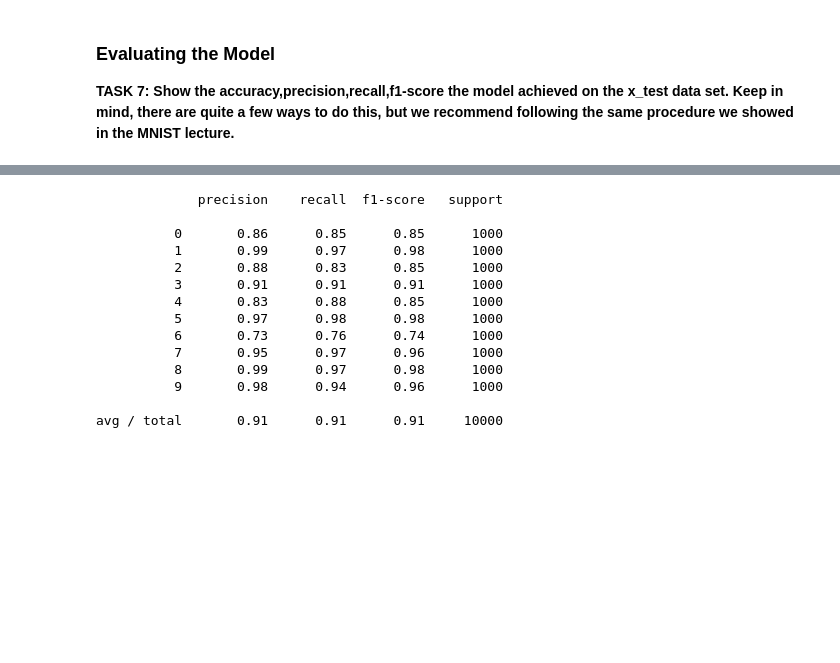
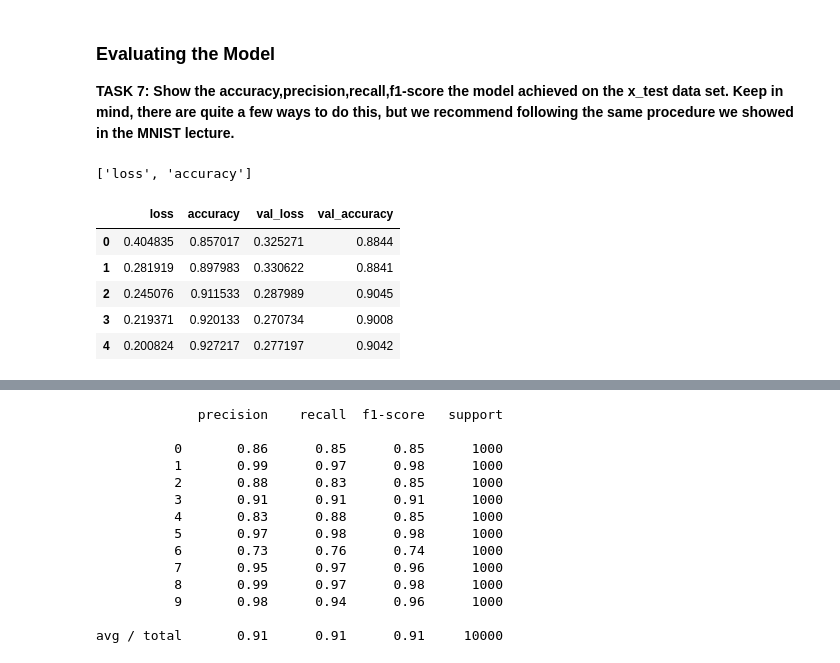
Before and after one commit to PatrickTung/Pierian_Tensorflow_and_Keras, a Jupyter notebook: 04-CNNs/04-DL-CV-Assessment.ipynb, the cells around one changed output, grey strips where cells are left out. Saved outputs shown, nothing was run; the diff lists cells and outputs as text; code cells hidden in the pictures; blank space fills up the shorter version.

```diff
--- a/04-CNNs/04-DL-CV-Assessment.ipynb
+++ b/04-CNNs/04-DL-CV-Assessment.ipynb
@@ -252,3 +238,7 @@ Epoch 10/10
 ### Evaluating the Model
 
 **TASK 7: Show the accuracy,precision,recall,f1-score the model achieved on the x_test data set. Keep in mind, there are quite a few ways to do this, but we recommend following the same procedure we showed in the MNIST lecture.**
+# %%
+model.metrics_names
+# %% [output]
+['loss', 'accuracy']
@@ -254,0 +247,9 @@ Epoch 10/10
+# %%
+losses.head()
+# %% [output]
+|  | loss | accuracy | val_loss | val_accuracy |
+| 0 | 0.404835 | 0.857017 | 0.325271 | 0.8844 |
+| 1 | 0.281919 | 0.897983 | 0.330622 | 0.8841 |
+| 2 | 0.245076 | 0.911533 | 0.287989 | 0.9045 |
+| 3 | 0.219371 | 0.920133 | 0.270734 | 0.9008 |
+| 4 | 0.200824 | 0.927217 | 0.277197 | 0.9042 |
```
Also changed, not shown: parts of 10 cells of this notebook.
